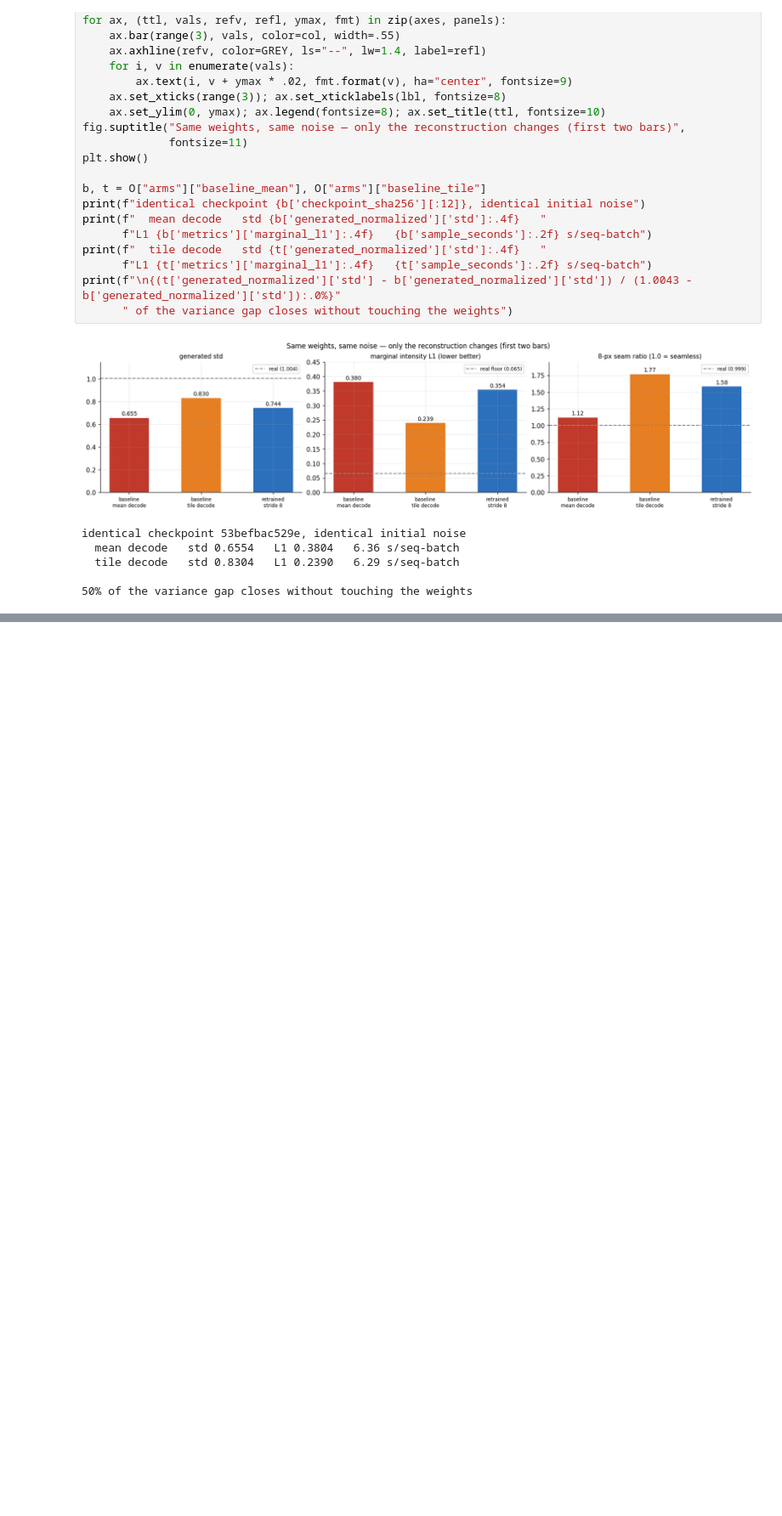
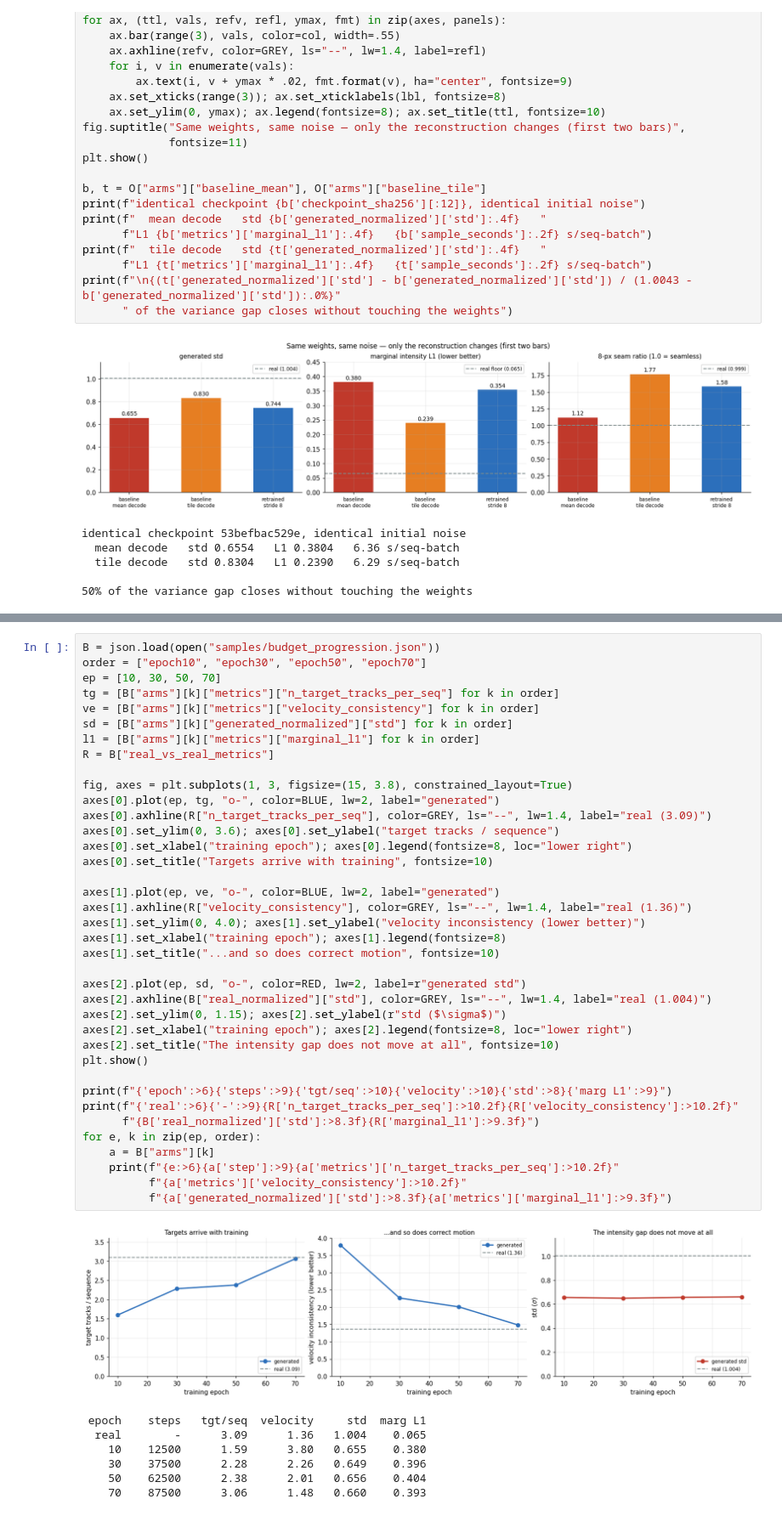
Before and after one commit to arigra/radSeq, a Jupyter notebook: notebooks/01_research_story.ipynb, the cells around one changed output, grey strips where cells are left out. Shown at 85% size. Saved outputs shown, nothing was run; the diff lists cells and outputs as text; blank space fills up the shorter version.

```diff
--- a/notebooks/01_research_story.ipynb
+++ b/notebooks/01_research_story.ipynb
@@ -1034,0 +981,46 @@ ablations than before them.
+# %%
+B = json.load(open("samples/budget_progression.json"))
+order = ["epoch10", "epoch30", "epoch50", "epoch70"]
+ep = [10, 30, 50, 70]
+tg = [B["arms"][k]["metrics"]["n_target_tracks_per_seq"] for k in order]
+ve = [B["arms"][k]["metrics"]["velocity_consistency"] for k in order]
+sd = [B["arms"][k]["generated_normalized"]["std"] for k in order]
+l1 = [B["arms"][k]["metrics"]["marginal_l1"] for k in order]
+R = B["real_vs_real_metrics"]
+
+fig, axes = plt.subplots(1, 3, figsize=(15, 3.8), constrained_layout=True)
+axes[0].plot(ep, tg, "o-", color=BLUE, lw=2, label="generated")
+axes[0].axhline(R["n_target_tracks_per_seq"], color=GREY, ls="--", lw=1.4, label="real (3.09)")
+axes[0].set_ylim(0, 3.6); axes[0].set_ylabel("target tracks / sequence")
+axes[0].set_xlabel("training epoch"); axes[0].legend(fontsize=8, loc="lower right")
+axes[0].set_title("Targets arrive with training", fontsize=10)
+
+axes[1].plot(ep, ve, "o-", color=BLUE, lw=2, label="generated")
+axes[1].axhline(R["velocity_consistency"], color=GREY, ls="--", lw=1.4, label="real (1.36)")
+axes[1].set_ylim(0, 4.0); axes[1].set_ylabel("velocity inconsistency (lower better)")
+axes[1].set_xlabel("training epoch"); axes[1].legend(fontsize=8)
+axes[1].set_title("...and so does correct motion", fontsize=10)
+
+axes[2].plot(ep, sd, "o-", color=RED, lw=2, label=r"generated std")
+axes[2].axhline(B["real_normalized"]["std"], color=GREY, ls="--", lw=1.4, label="real (1.004)")
+axes[2].set_ylim(0, 1.15); axes[2].set_ylabel(r"std ($\sigma$)")
+axes[2].set_xlabel("training epoch"); axes[2].legend(fontsize=8, loc="lower right")
+axes[2].set_title("The intensity gap does not move at all", fontsize=10)
+plt.show()
+
+print(f"{'epoch':>6}{'steps':>9}{'tgt/seq':>10}{'velocity':>10}{'std':>8}{'marg L1':>9}")
+print(f"{'real':>6}{'-':>9}{R['n_target_tracks_per_seq']:>10.2f}{R['velocity_consistency']:>10.2f}"
+      f"{B['real_normalized']['std']:>8.3f}{R['marginal_l1']:>9.3f}")
+for e, k in zip(ep, order):
+    a = B["arms"][k]
+    print(f"{e:>6}{a['step']:>9}{a['metrics']['n_target_tracks_per_seq']:>10.2f}"
+          f"{a['metrics']['velocity_consistency']:>10.2f}"
+          f"{a['generated_normalized']['std']:>8.3f}{a['metrics']['marginal_l1']:>9.3f}")
+# %% [output]
+[figure, added]
+ epoch    steps   tgt/seq  velocity     std  marg L1
+  real        -      3.09      1.36   1.004    0.065
+    10    12500      1.59      3.80   0.655    0.380
+    30    37500      2.28      2.26   0.649    0.396
+    50    62500      2.38      2.01   0.656    0.404
+    70    87500      3.06      1.48   0.660    0.393
```
Also changed, not shown: parts of 12 cells of this notebook, 1 other file.
